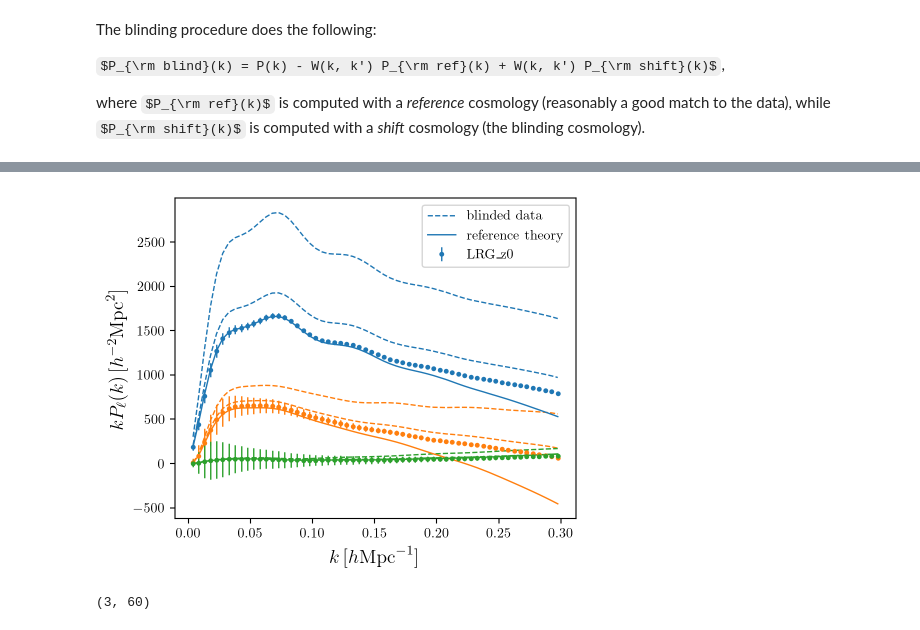
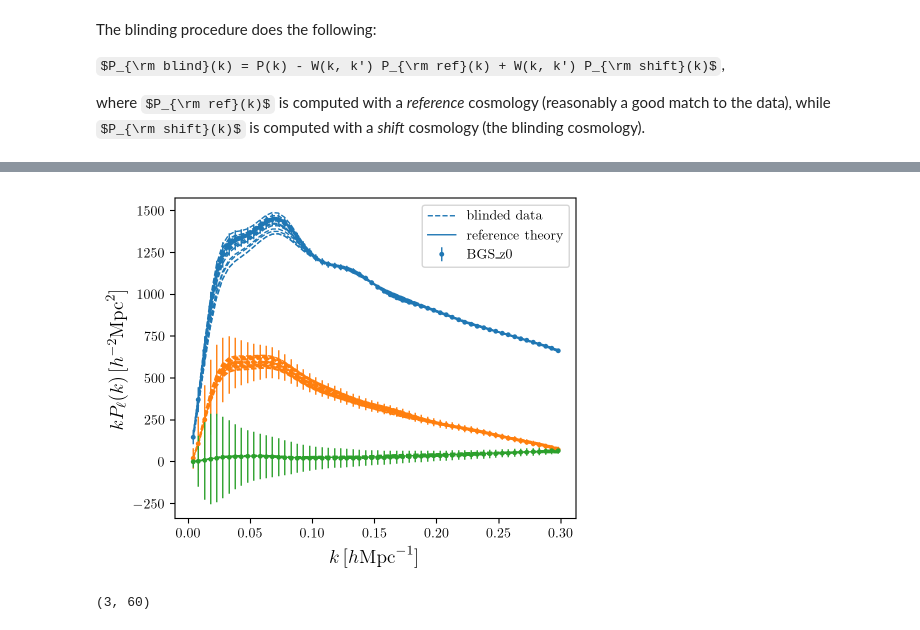
Before and after one commit to epaillas/desiblind, a Jupyter notebook: nb/blinding_example.ipynb, the cells around one changed output, grey strips where cells are left out. Cells and saved outputs as stored; diff of their text form; code cells hidden in the pictures; some formulas as TeX source.

Commit message:
full likelihood working

```diff
--- a/nb/blinding_example.ipynb
+++ b/nb/blinding_example.ipynb
@@ -54,5 +158,5 @@ $P_{\rm shift}(k)$ is computed with a *shift* cosmology (the blinding cosmology)
 # %%
 # we read the reference parameters from a joint full-shape fit to all GQC tracers
 
-profiles = Profiles.load('../scripts/profiles_fs.npy')
+profiles = Profiles.load('../scripts/profiles/profiles_abacushf_fs.npy')
 bestfit = profiles.bestfit.choice(index='argmax', input=True)
@@ -58,0 +197,27 @@ bestfit = profiles.bestfit.choice(index='argmax', input=True)
+# %%
+# we instantiate TracerPowerSpectrumMultipolesBlinder, which will provides
+# the necessary tools to apply the blinding. We then loop over tracers
+# and add their likelihood to the blinder.
+
+blinder = TracerPowerSpectrumMultipolesBlinder()
+
+cosmo_param_names = ['h', 'omega_cdm', 'omega_b', 'logA']
+nuisance_param_names = nuisance_param_names = ['b1p', 'b2p', 'bsp', 'alpha0p', 'alpha2p', 'alpha4p', 'sn0p', 'sn2p', 'sn4p']
+for likelihood in dr2_like.likelihoods:
+    namespace = likelihood.name
+    observable = likelihood.observables[0]
+    tracer = namespace[:3]
+
+    cosmo_params = {param: bestfit[f'{param}'].value for param in cosmo_param_names}
+    nuisance_params = {f'{namespace}.{param}': bestfit[f'{namespace}.{param}'].value for param in nuisance_param_names}
+    reference_params = cosmo_params | nuisance_params
+
+    likelihood(**reference_params)
+
+    blinder.add_observable(
+        name=namespace,
+        likelihood=likelihood,
+        reference_params=reference_params
+    )
+
+    observable.plot()
@@ -133,12 +338,11 @@ for tracer, iz, zrange in list_zrange:
 # blinder.LRG_z0.blinded_data , which will yield an array of shape
 # (n_blinding, n_multipoles, k_bins)
 # %%
-# we can plot the original and blided data, together with the reference theory.
+# we can plot the original and blinded data, together with the reference theory.
 # blinded_ids specify which blinding realization we want to show
-
-fig, ax = blinder.plot_observables(name='LRG_z0', show_blinded=True, blinded_ids=[0, 1])
+fig, ax = blinder.plot_observables(name='BGS_z0', show_blinded=True, blinded_ids=list(range(20)))
 # %% [output]
-[figure, old version]
+[figure, new version]
 # %%
 # we save the shifts that are needed to blind the measurements to disk.
 # this will then allow us to use those shifts to blind any input data
```
Also changed, not shown: parts of 10 cells of this notebook, 2 other files.
